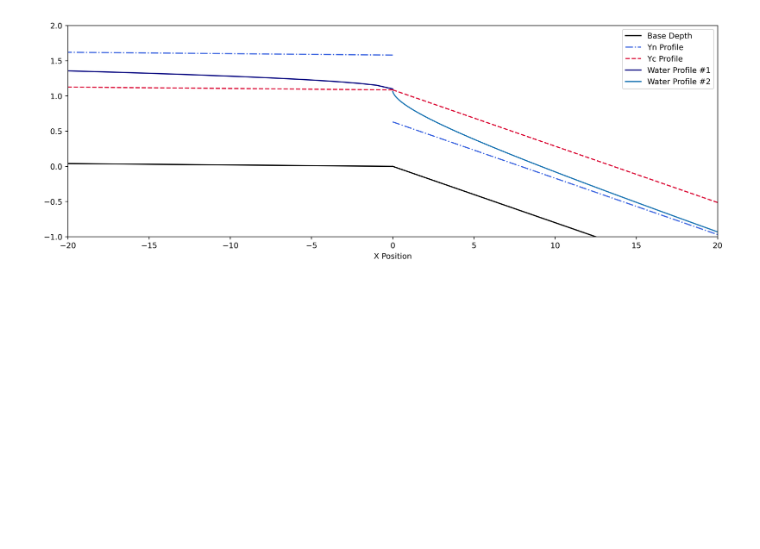
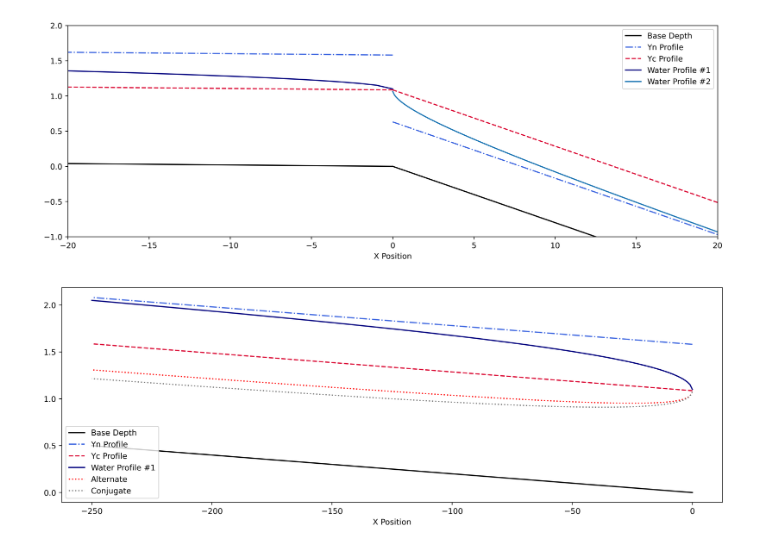
Before and after one commit to Rfys/StandardStepMethod, a Jupyter notebook: Python Script/OpenChannel-SSM.ipynb, the cells around one changed output. Saved outputs shown, nothing was run; the diff lists cells and outputs as text; code cells hidden in the pictures; blank space fills up the shorter version.

Commit message:
Add Conjugate and Alternate depth functionality

```diff
--- a/Python Script/OpenChannel-SSM.ipynb
+++ b/Python Script/OpenChannel-SSM.ipynb
@@ -172,3 +176,16 @@ plt.ylim(-1, 2)
 plt.savefig("img.jpg")
 # %% [output]
 [figure]
+# %%
+'''
+There is also a conjugate and alternate depth version of ploting if you wish
+However, these functions only accept one analyze result at a time
+'''
+
+ssm.createPlot(profile1)
+ssm.alternatePlot(profile1)
+ssm.conjugatePlot(profile1)
+plt.legend()
+plt.show()
+# %% [output]
+[figure, added]
```
Also changed, not shown: parts of 3 cells of this notebook, 2 other files.
